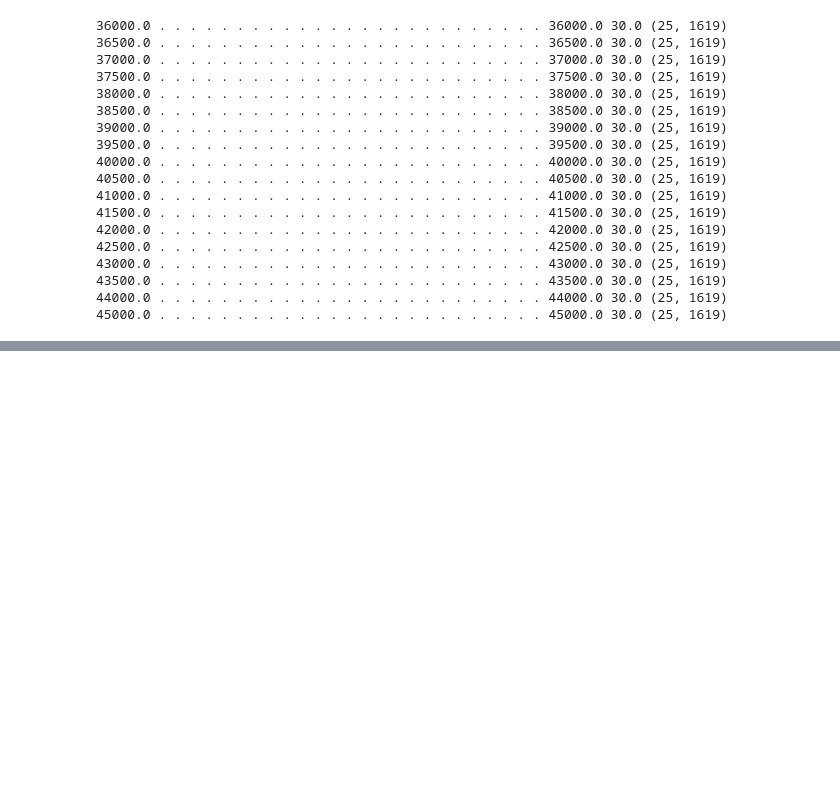
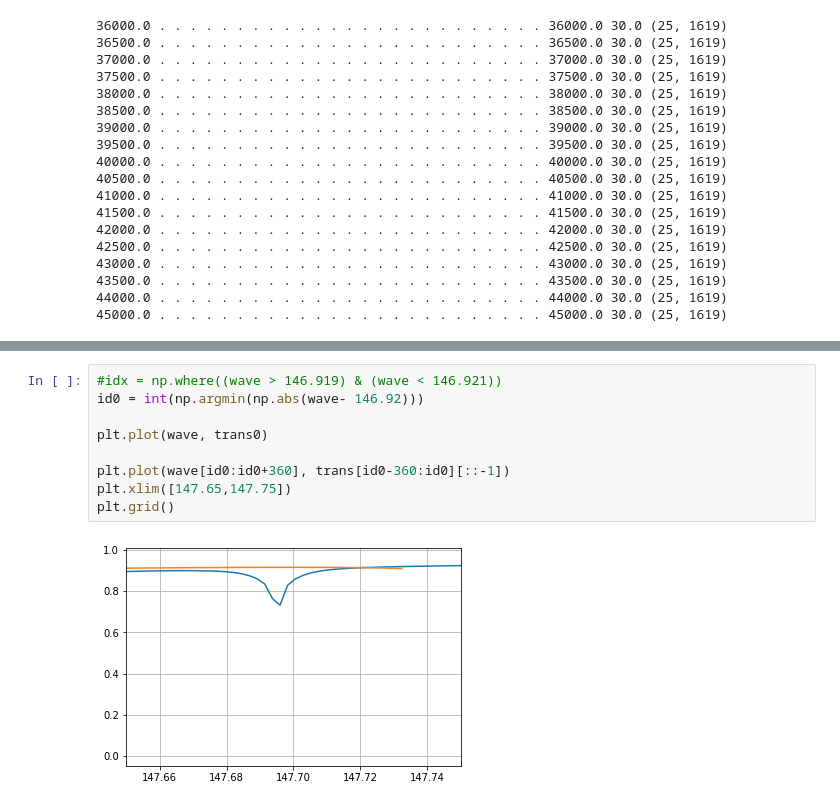
Before and after one commit to darioflute/fifipy, a Jupyter notebook: notebooks/AtranModels.ipynb, the cells around one changed output, grey strips where cells are left out. Saved outputs shown, nothing was run; the diff lists cells and outputs as text; blank space fills up the shorter version.

```diff
--- a/notebooks/AtranModels.ipynb
+++ b/notebooks/AtranModels.ipynb
@@ -379,0 +448,11 @@ hdulist.close()
+# %%
+#idx = np.where((wave > 146.919) & (wave < 146.921))
+id0 = int(np.argmin(np.abs(wave- 146.92)))
+
+plt.plot(wave, trans0)
+
+plt.plot(wave[id0:id0+360], trans[id0-360:id0][::-1])
+plt.xlim([147.65,147.75])
+plt.grid()
+# %% [output]
+[figure, added]
```
Also changed, not shown: parts of 7 cells of this notebook, 2 other files.
